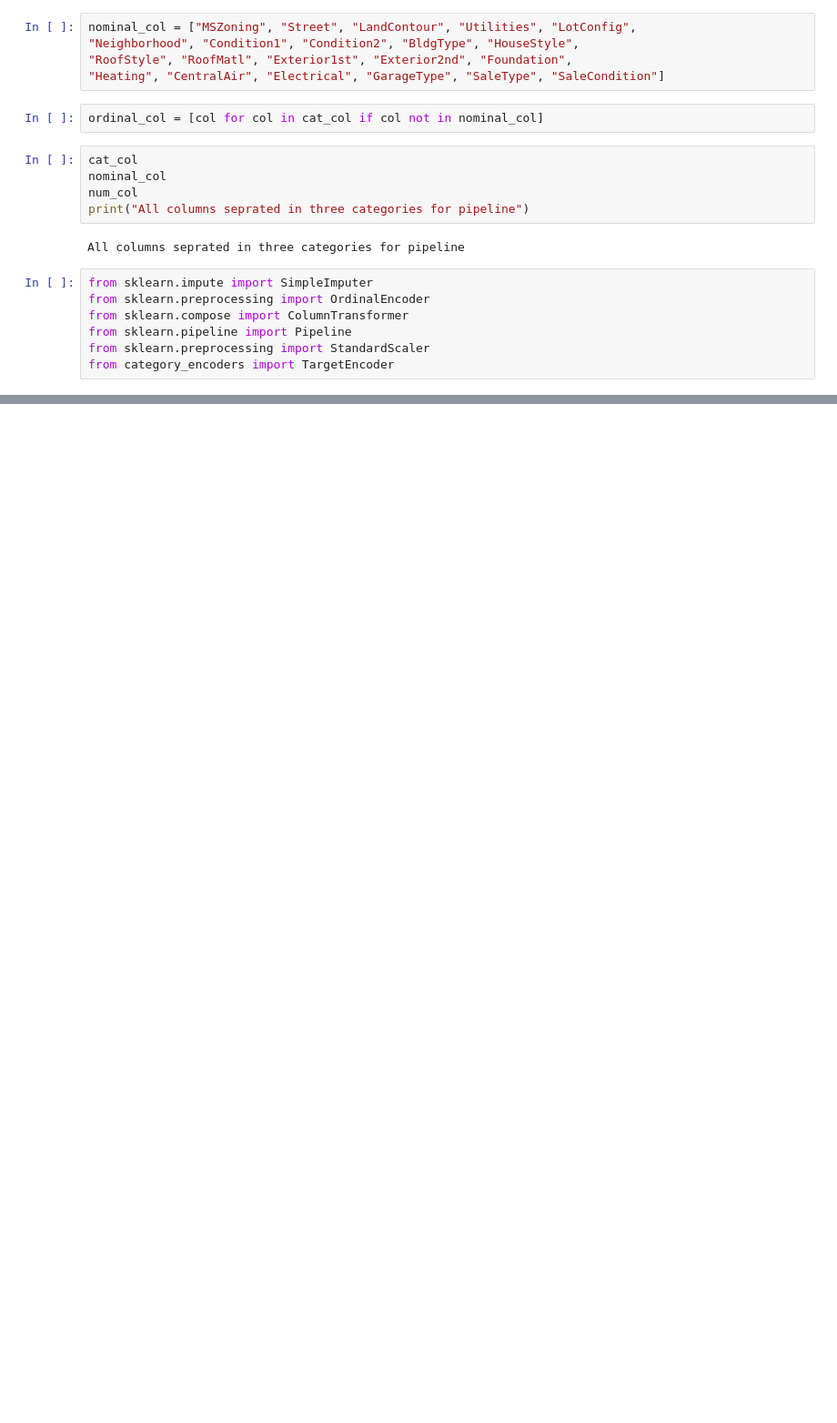
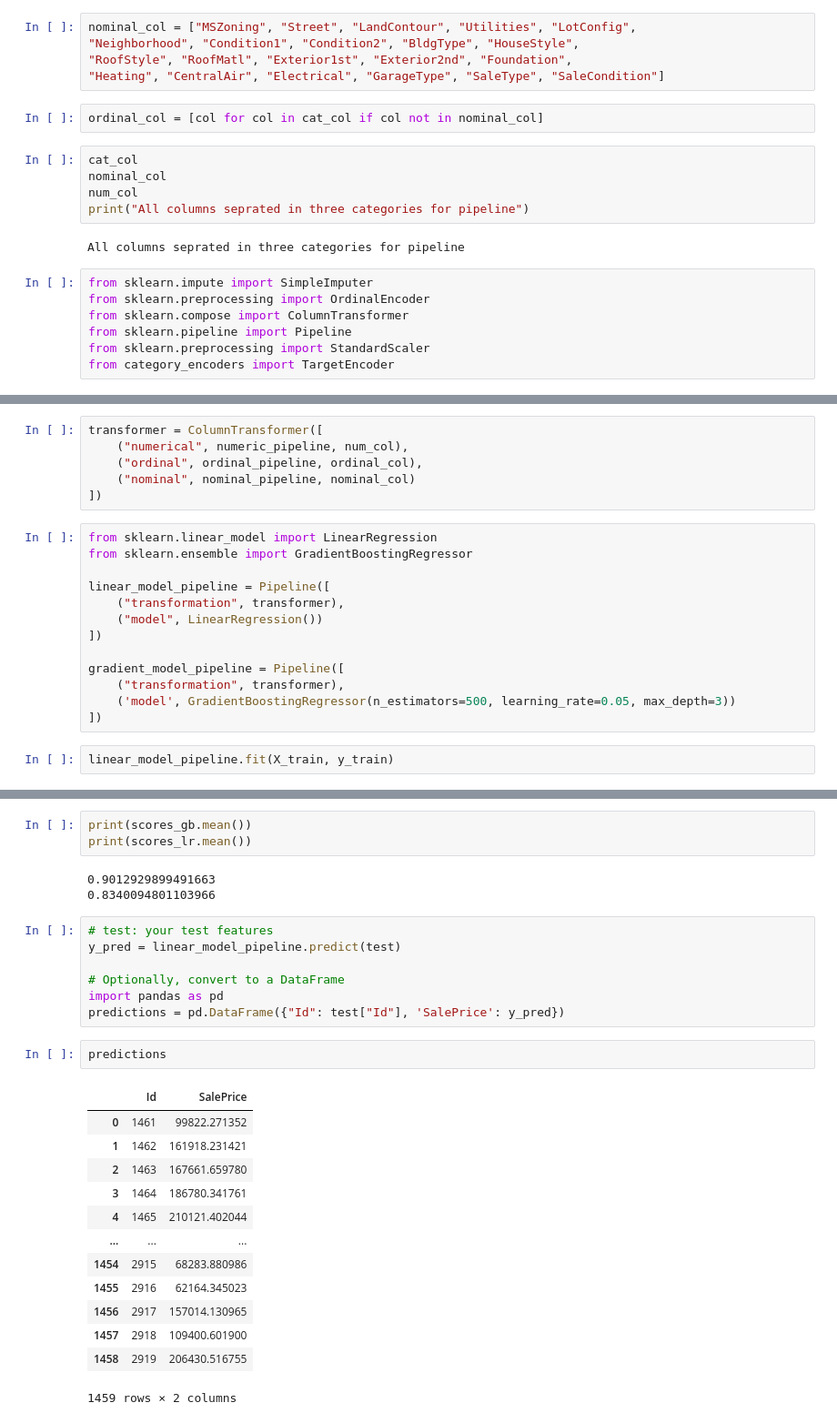
Before and after one commit to adityxnand/house-saleprice-regression, a Jupyter notebook: house-sale-price-regression.ipynb, the cells around one changed output, grey strips where cells are left out. Shown at 91% size. Drawn from its saved outputs; the diff is of its cells as text; blank space fills up the shorter version.

Commit message:
model trainned

```diff
--- a/house-sale-price-regression.ipynb
+++ b/house-sale-price-regression.ipynb
@@ -354,0 +262,21 @@ numeric_pipeline = Pipeline(
+# %%
+transformer = ColumnTransformer([
+    ("numerical", numeric_pipeline, num_col),
+    ("ordinal", ordinal_pipeline, ordinal_col),
+    ("nominal", nominal_pipeline, nominal_col)
+])
+# %%
+from sklearn.linear_model import LinearRegression
+from sklearn.ensemble import GradientBoostingRegressor
+
+linear_model_pipeline = Pipeline([
+    ("transformation", transformer),
+    ("model", LinearRegression())
+])
+
+gradient_model_pipeline = Pipeline([
+    ("transformation", transformer),
+    ('model', GradientBoostingRegressor(n_estimators=500, learning_rate=0.05, max_depth=3))
+])
+# %%
+linear_model_pipeline.fit(X_train, y_train)
@@ -354,0 +332,29 @@ numeric_pipeline = Pipeline(
+# %%
+print(scores_gb.mean())
+print(scores_lr.mean())
+# %% [output]
+0.9012929899491663
+0.8340094801103966
+# %%
+# test: your test features
+y_pred = linear_model_pipeline.predict(test)
+
+# Optionally, convert to a DataFrame
+import pandas as pd
+predictions = pd.DataFrame({"Id": test["Id"], 'SalePrice': y_pred})
+# %%
+predictions
+# %% [output]
+|  | Id | SalePrice |
+| 0 | 1461 | 99822.271352 |
+| 1 | 1462 | 161918.231421 |
+| 2 | 1463 | 167661.659780 |
+| 3 | 1464 | 186780.341761 |
+| 4 | 1465 | 210121.402044 |
+| ... | ... | ... |
+| 1454 | 2915 | 68283.880986 |
+| 1455 | 2916 | 62164.345023 |
+| 1456 | 2917 | 157014.130965 |
+| 1457 | 2918 | 109400.601900 |
+| 1458 | 2919 | 206430.516755 |
+1459 rows × 2 columns
```
Also changed, not shown: parts of 24 cells of this notebook, 1 other file.
